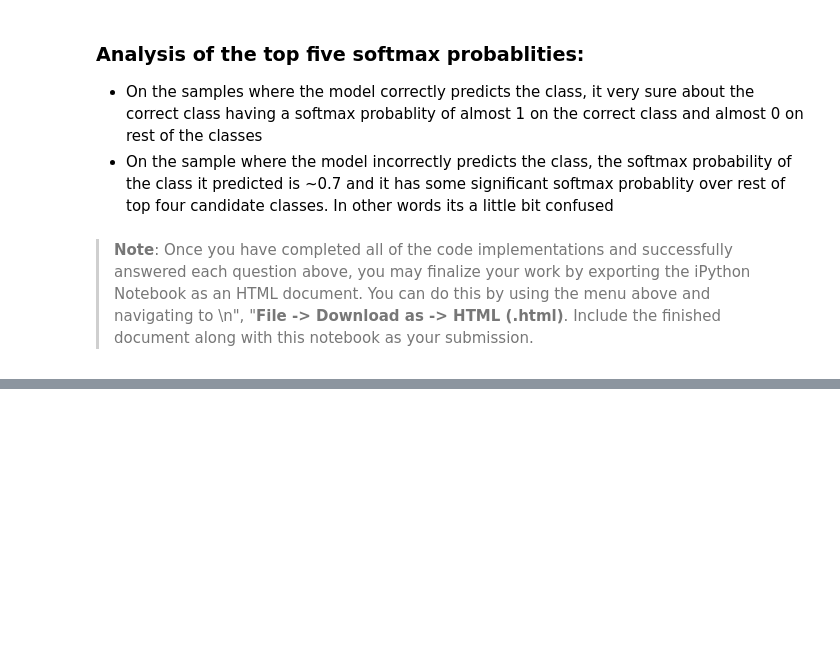
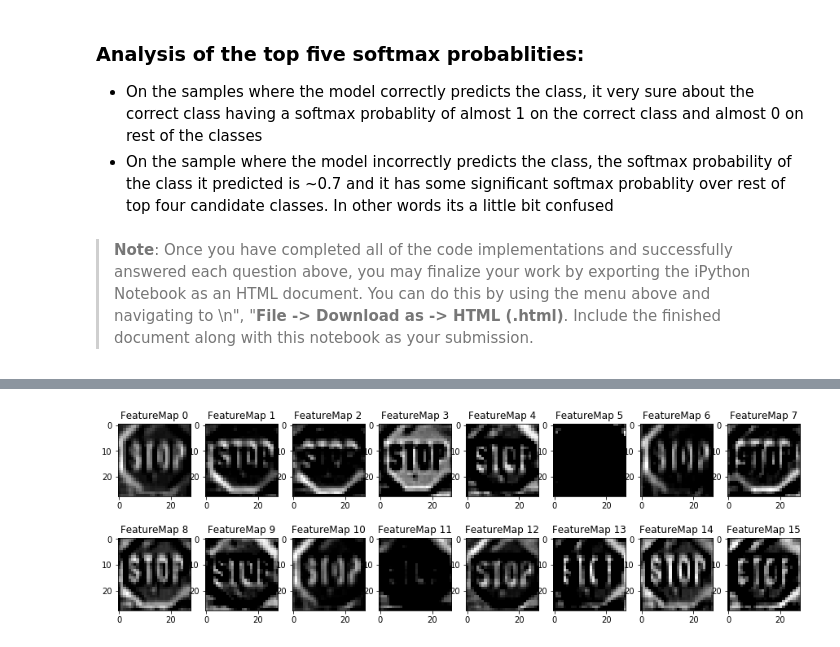
Before and after one commit to adnanshafi/trafficSign, a Jupyter notebook: Traffic_Sign_Classifier.ipynb, the cells around one changed output, grey strips where cells are left out. Cells and saved outputs as stored; diff of their text form; code cells hidden in the pictures; blank space fills up the shorter version.

```diff
--- a/Traffic_Sign_Classifier.ipynb
+++ b/Traffic_Sign_Classifier.ipynb
@@ -745,0 +795,7 @@ def outputFeatureMap(image_input, tf_activation, activation_min=-1, activation_m
+# %%
+with tf.Session() as sess:
+    saver.restore(sess, tf.train.latest_checkpoint('.'))
+    c2_out = sess.run(c2, feed_dict={x:normalized_images[4:]})
+    outputFeatureMap(c2_out)
+# %% [output]
+[figure, added]
```
Also changed, not shown: parts of 10 cells of this notebook.
